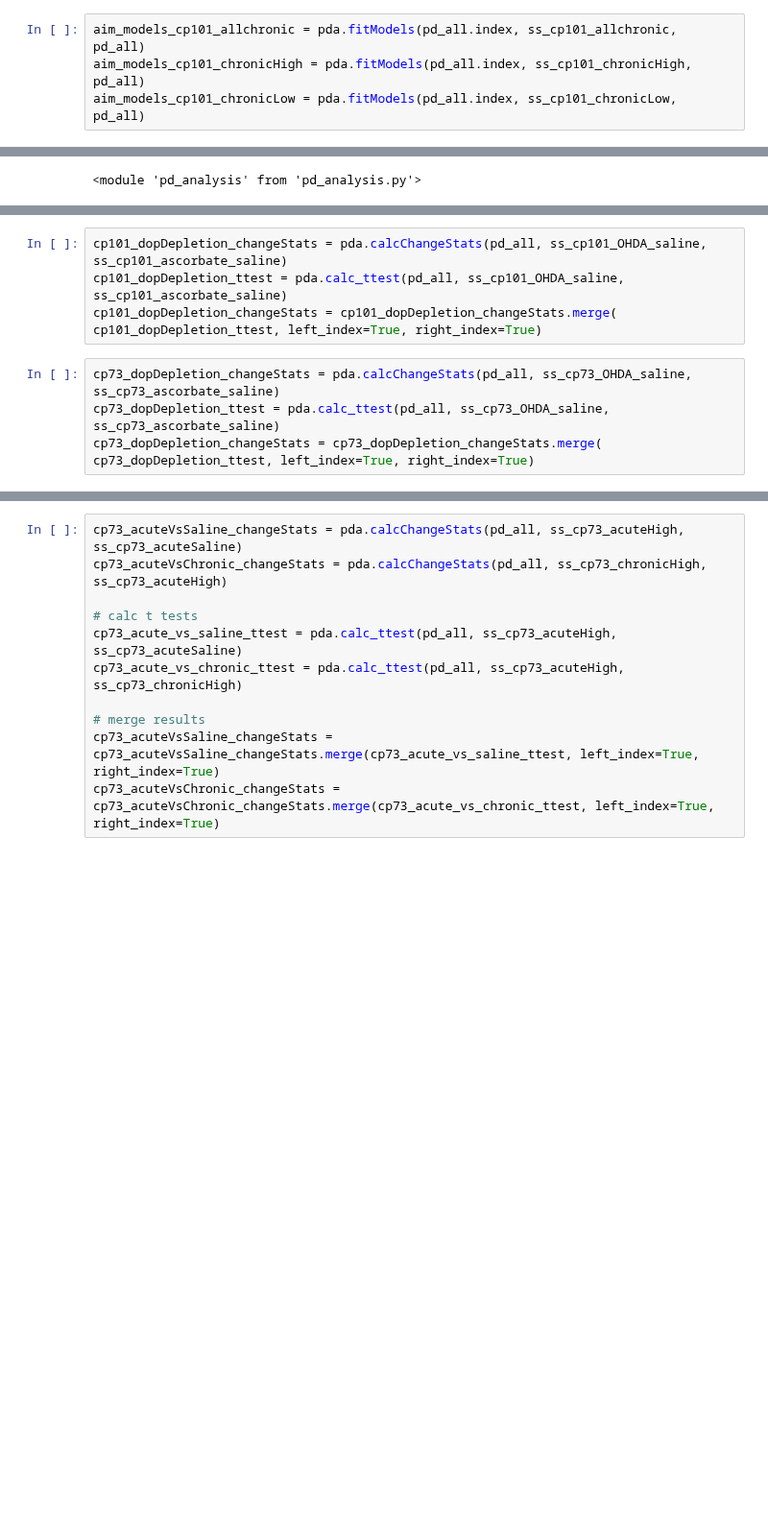
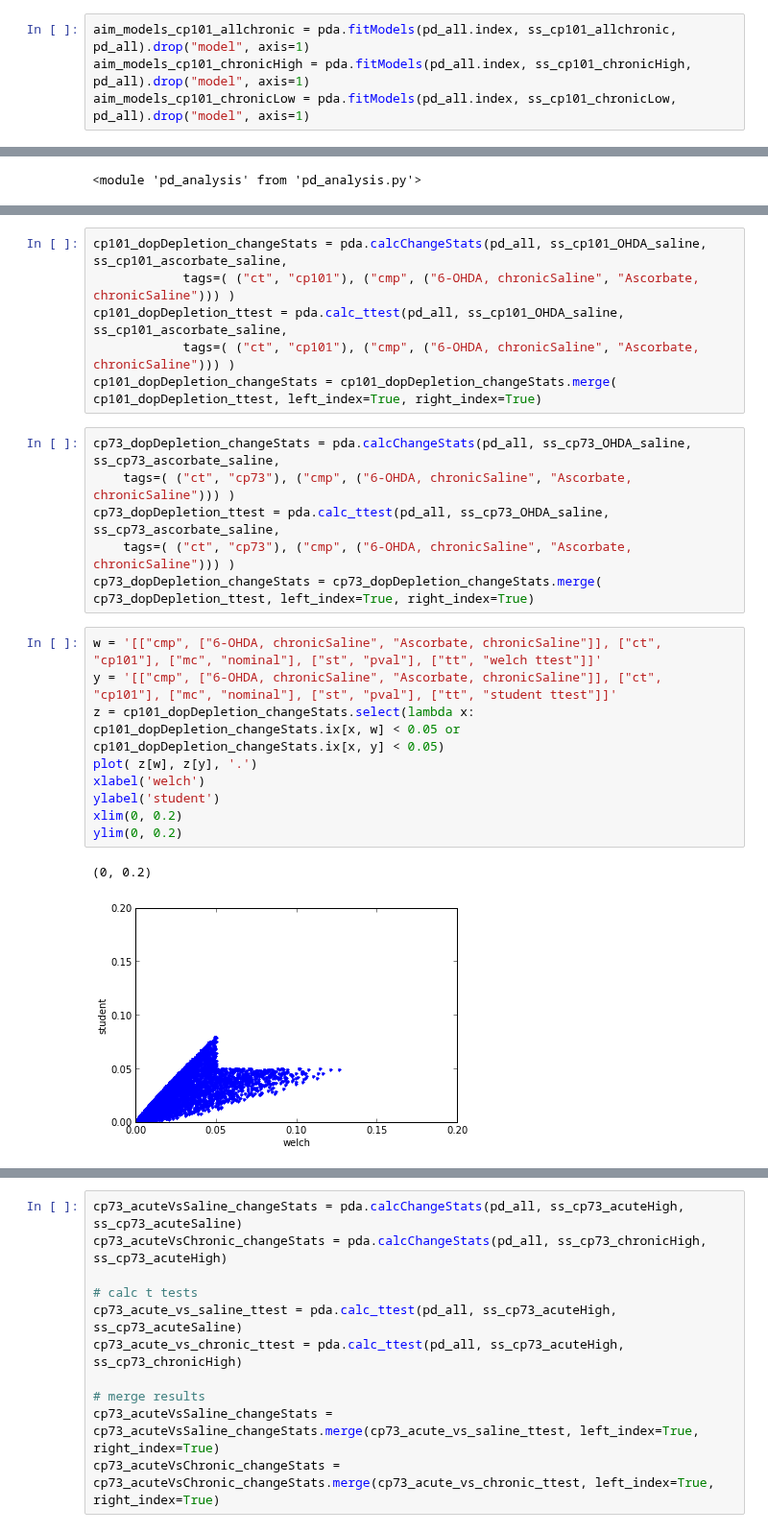
Before and after one commit to aheilbut/pdmouse, a Jupyter notebook: py/pd_calc_stats.ipynb, the cells around one changed output, grey strips where cells are left out. Shown at 96% size. Drawn from its saved outputs; the diff is of its cells as text; blank space fills up the shorter version.

Commit message:
added tag-based column titles to make-stats

```diff
--- a/py/pd_calc_stats.ipynb
+++ b/py/pd_calc_stats.ipynb
@@ -46,9 +46,9 @@ aim_models_cp73_allchronic = pda.fitModels(pd_all.index, ss_cp73_allchronic, pd_
 aim_models_cp73_chronicHigh = pda.fitModels(pd_all.index, ss_cp73_chronicHigh, pd_all)
 aim_models_cp73_chronicLow = pda.fitModels(pd_all.index, ss_cp73_chronicLow, pd_all)
 # %%
-aim_models_cp101_allchronic = pda.fitModels(pd_all.index, ss_cp101_allchronic, pd_all)
-aim_models_cp101_chronicHigh = pda.fitModels(pd_all.index, ss_cp101_chronicHigh, pd_all)
-aim_models_cp101_chronicLow = pda.fitModels(pd_all.index, ss_cp101_chronicLow, pd_all)
+aim_models_cp101_allchronic = pda.fitModels(pd_all.index, ss_cp101_allchronic, pd_all).drop("model", axis=1)
+aim_models_cp101_chronicHigh = pda.fitModels(pd_all.index, ss_cp101_chronicHigh, pd_all).drop("model", axis=1)
+aim_models_cp101_chronicLow = pda.fitModels(pd_all.index, ss_cp101_chronicLow, pd_all).drop("model", axis=1)
 # %%
 aim_models_cp73_allchronic = aim_models_cp73_allchronic.drop("model", axis=1)
 aim_models_cp73_chronicHigh = aim_models_cp73_chronicHigh.drop("model", axis=1)
@@ -112,10 +124,26 @@ calc change stats
 calc t tests
 merge results
 # %%
-cp101_dopDepletion_changeStats = pda.calcChangeStats(pd_all, ss_cp101_OHDA_saline, ss_cp101_ascorbate_saline)
-cp101_dopDepletion_ttest = pda.calc_ttest(pd_all, ss_cp101_OHDA_saline, ss_cp101_ascorbate_saline)
+cp101_dopDepletion_changeStats = pda.calcChangeStats(pd_all, ss_cp101_OHDA_saline, ss_cp101_ascorbate_saline,
+            tags=( ("ct", "cp101"), ("cmp", ("6-OHDA, chronicSaline", "Ascorbate, chronicSaline"))) )
+cp101_dopDepletion_ttest = pda.calc_ttest(pd_all, ss_cp101_OHDA_saline, ss_cp101_ascorbate_saline,
+            tags=( ("ct", "cp101"), ("cmp", ("6-OHDA, chronicSaline", "Ascorbate, chronicSaline"))) )
 cp101_dopDepletion_changeStats = cp101_dopDepletion_changeStats.merge( cp101_dopDepletion_ttest, left_index=True, right_index=True)
 # %%
-cp73_dopDepletion_changeStats = pda.calcChangeStats(pd_all, ss_cp73_OHDA_saline, ss_cp73_ascorbate_saline)
-cp73_dopDepletion_ttest = pda.calc_ttest(pd_all, ss_cp73_OHDA_saline, ss_cp73_ascorbate_saline)
+cp73_dopDepletion_changeStats = pda.calcChangeStats(pd_all, ss_cp73_OHDA_saline, ss_cp73_ascorbate_saline,
+    tags=( ("ct", "cp73"), ("cmp", ("6-OHDA, chronicSaline", "Ascorbate, chronicSaline"))) )
+cp73_dopDepletion_ttest = pda.calc_ttest(pd_all, ss_cp73_OHDA_saline, ss_cp73_ascorbate_saline,
+    tags=( ("ct", "cp73"), ("cmp", ("6-OHDA, chronicSaline", "Ascorbate, chronicSaline"))) )
 cp73_dopDepletion_changeStats = cp73_dopDepletion_changeStats.merge( cp73_dopDepletion_ttest, left_index=True, right_index=True)
+# %%
+w = '[["cmp", ["6-OHDA, chronicSaline", "Ascorbate, chronicSaline"]], ["ct", "cp101"], ["mc", "nominal"], ["st", "pval"], ["tt", "welch ttest"]]'
+y = '[["cmp", ["6-OHDA, chronicSaline", "Ascorbate, chronicSaline"]], ["ct", "cp101"], ["mc", "nominal"], ["st", "pval"], ["tt", "student ttest"]]'
+z = cp101_dopDepletion_changeStats.select(lambda x: cp101_dopDepletion_changeStats.ix[x, w] < 0.05 or cp101_dopDepletion_changeStats.ix[x, y] < 0.05)
+plot( z[w], z[y], '.')
+xlabel('welch')
+ylabel('student')
+xlim(0, 0.2)
+ylim(0, 0.2)
+# %% [output]
+(0, 0.2)
+[figure, added]
```
Also changed, not shown: parts of 8 cells of this notebook, 1 other file.
